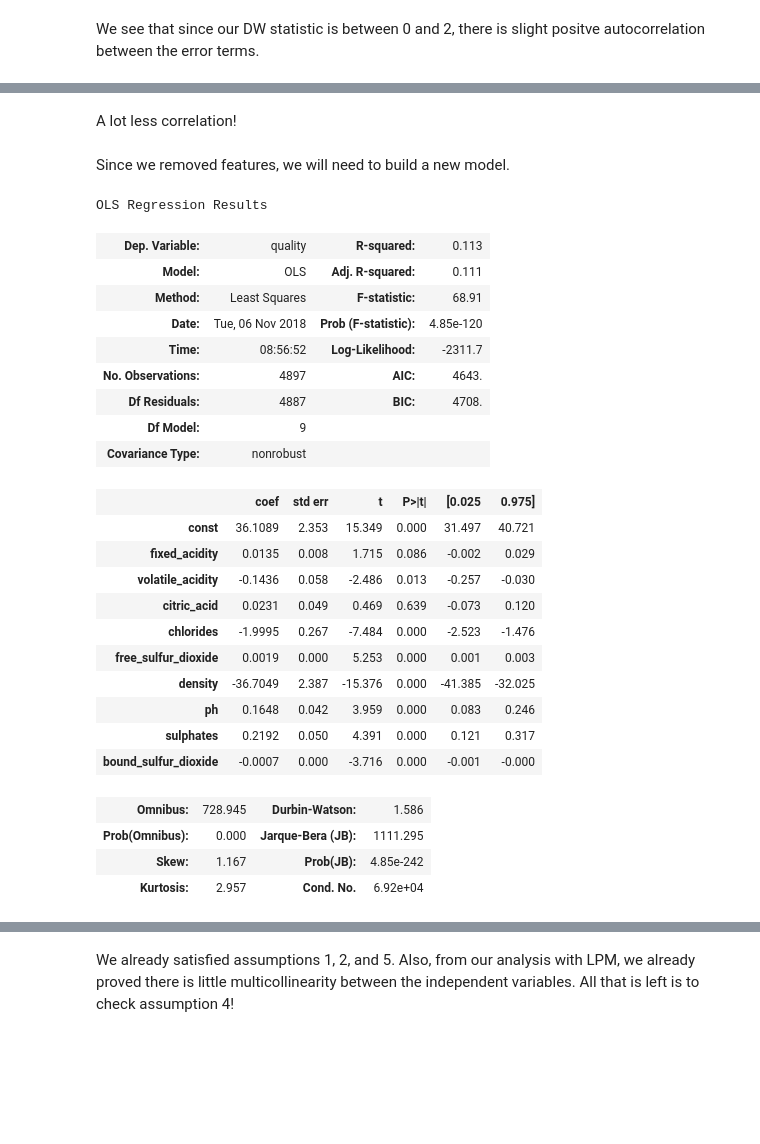
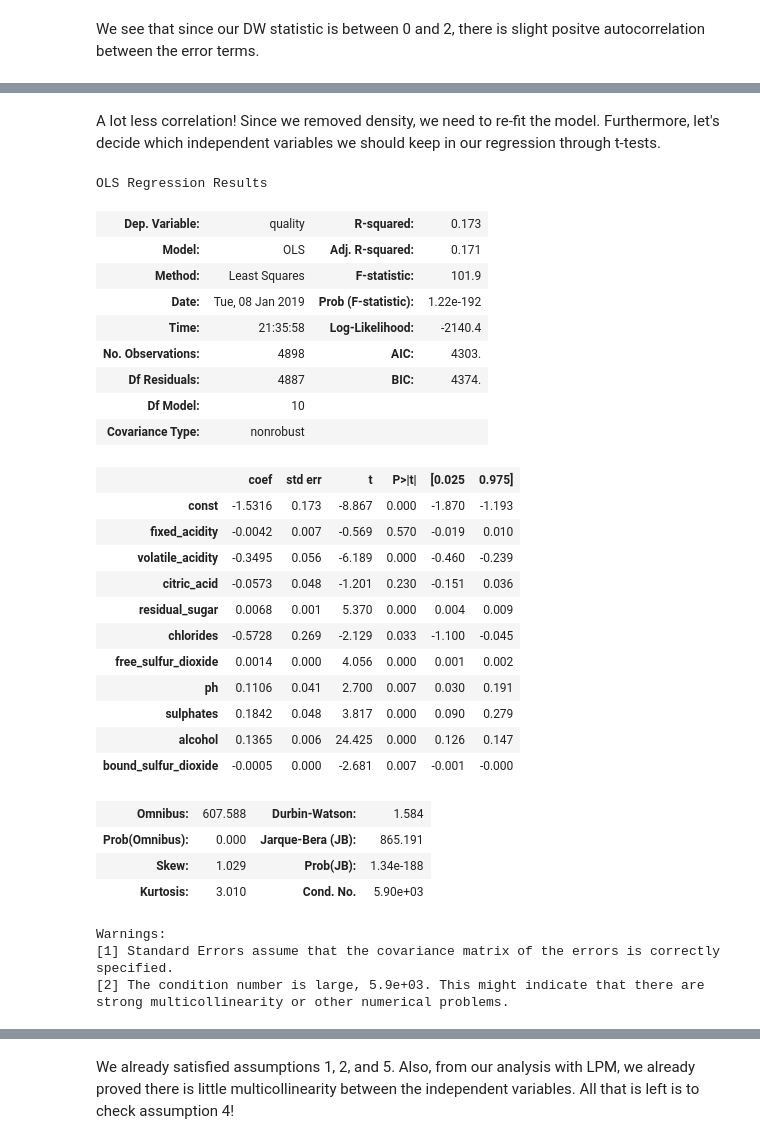
Before and after one commit to alexhlim/wine-quality, a Jupyter notebook: white-wine-quality.ipynb, the cells around one changed output, grey strips where cells are left out. Drawn from its saved outputs; the diff is of its cells as text; code cells hidden in the pictures; blank space fills up the shorter version.

Commit message:
revised red/white wines analyses

```diff
--- a/white-wine-quality.ipynb
+++ b/white-wine-quality.ipynb
@@ -383,4 +425,0 @@ We see that there is a large outlier on the on the graph. Let's remove that.
-# %%
-outlier_index = fitted_y[fitted_y <= -0.6 ].index[0]
-white_wine = white_wine.drop(white_wine.index[outlier_index])
-white_wine_log = white_wine_log.drop(white_wine_log.index[outlier_index])
@@ -458,7 +479,7 @@ First, I realize that density is a linear combination of residual_sugar and alco
 Also, I notice that total_sulfur_dioxide is a linear combination of free_sulfur_dioxide and bound sulfur dioxide (not a feature); thus I will create a feature, bound sulfur dioxide by subtracting free_sulfur_dioxide from total_sulfur_dioxide.
 # %%
 white_wine['bound_sulfur_dioxide'] = white_wine.total_sulfur_dioxide - white_wine.free_sulfur_dioxide
-white_wine = white_wine.drop(['total_sulfur_dioxide', 'residual_sugar', 'alcohol'],axis=1)
+white_wine = white_wine.drop(['total_sulfur_dioxide', 'density'],axis=1)
 # %%
 X_vif = white_wine.drop(['quality'],axis=1).assign(const=1)
 pd.Series([variance_inflation_factor(X_vif.values, i) for i in range(X_vif.shape[1])],index=X_vif.columns).round(3)
@@ -476,37 +498,40 @@ const                   179710.448
 dtype: float64
-# %% [markdown]
-A lot less correlation!
-# %% [markdown]
-Since we removed features, we will need to build a new model.
+# %% [markdown]
+A lot less correlation! Since we removed density, we need to re-fit the model. Furthermore, let's decide which independent variables we should keep in our regression through t-tests.
 # %%
 X = sm.add_constant(white_wine.drop(['quality'],axis=1))
 y = white_wine.quality
 # apply OLS
-lm = sm.OLS(y, X).fit()
-lm.summary()
+lpm = sm.OLS(y, X).fit()
+lpm.summary()
 # %% [output]
 OLS Regression Results
-| Dep. Variable: | quality | R-squared: | 0.113 |
-| Model: | OLS | Adj. R-squared: | 0.111 |
-| Method: | Least Squares | F-statistic: | 68.91 |
-| Date: | Tue, 06 Nov 2018 | Prob (F-statistic): | 4.85e-120 |
-| Time: | 08:56:52 | Log-Likelihood: | -2311.7 |
-| No. Observations: | 4897 | AIC: | 4643. |
-| Df Residuals: | 4887 | BIC: | 4708. |
-| Df Model: | 9 |  |  |
+| Dep. Variable: | quality | R-squared: | 0.173 |
+| Model: | OLS | Adj. R-squared: | 0.171 |
+| Method: | Least Squares | F-statistic: | 101.9 |
+| Date: | Tue, 08 Jan 2019 | Prob (F-statistic): | 1.22e-192 |
+| Time: | 21:35:58 | Log-Likelihood: | -2140.4 |
+| No. Observations: | 4898 | AIC: | 4303. |
+| Df Residuals: | 4887 | BIC: | 4374. |
+| Df Model: | 10 |  |  |
 | Covariance Type: | nonrobust |  |  |
 |  | coef | std err | t | P>|t| | [0.025 | 0.975] |
-| const | 36.1089 | 2.353 | 15.349 | 0.000 | 31.497 | 40.721 |
-| fixed_acidity | 0.0135 | 0.008 | 1.715 | 0.086 | -0.002 | 0.029 |
-| volatile_acidity | -0.1436 | 0.058 | -2.486 | 0.013 | -0.257 | -0.030 |
-| citric_acid | 0.0231 | 0.049 | 0.469 | 0.639 | -0.073 | 0.120 |
-| chlorides | -1.9995 | 0.267 | -7.484 | 0.000 | -2.523 | -1.476 |
-| free_sulfur_dioxide | 0.0019 | 0.000 | 5.253 | 0.000 | 0.001 | 0.003 |
-| density | -36.7049 | 2.387 | -15.376 | 0.000 | -41.385 | -32.025 |
-| ph | 0.1648 | 0.042 | 3.959 | 0.000 | 0.083 | 0.246 |
-| sulphates | 0.2192 | 0.050 | 4.391 | 0.000 | 0.121 | 0.317 |
-| bound_sulfur_dioxide | -0.0007 | 0.000 | -3.716 | 0.000 | -0.001 | -0.000 |
+| const | -1.5316 | 0.173 | -8.867 | 0.000 | -1.870 | -1.193 |
+| fixed_acidity | -0.0042 | 0.007 | -0.569 | 0.570 | -0.019 | 0.010 |
+| volatile_acidity | -0.3495 | 0.056 | -6.189 | 0.000 | -0.460 | -0.239 |
+| citric_acid | -0.0573 | 0.048 | -1.201 | 0.230 | -0.151 | 0.036 |
+| residual_sugar | 0.0068 | 0.001 | 5.370 | 0.000 | 0.004 | 0.009 |
+| chlorides | -0.5728 | 0.269 | -2.129 | 0.033 | -1.100 | -0.045 |
+| free_sulfur_dioxide | 0.0014 | 0.000 | 4.056 | 0.000 | 0.001 | 0.002 |
+| ph | 0.1106 | 0.041 | 2.700 | 0.007 | 0.030 | 0.191 |
+| sulphates | 0.1842 | 0.048 | 3.817 | 0.000 | 0.090 | 0.279 |
+| alcohol | 0.1365 | 0.006 | 24.425 | 0.000 | 0.126 | 0.147 |
+| bound_sulfur_dioxide | -0.0005 | 0.000 | -2.681 | 0.007 | -0.001 | -0.000 |
-| Omnibus: | 728.945 | Durbin-Watson: | 1.586 |
-| Prob(Omnibus): | 0.000 | Jarque-Bera (JB): | 1111.295 |
-| Skew: | 1.167 | Prob(JB): | 4.85e-242 |
-| Kurtosis: | 2.957 | Cond. No. | 6.92e+04 |
+| Omnibus: | 607.588 | Durbin-Watson: | 1.584 |
+| Prob(Omnibus): | 0.000 | Jarque-Bera (JB): | 865.191 |
+| Skew: | 1.029 | Prob(JB): | 1.34e-188 |
+| Kurtosis: | 3.010 | Cond. No. | 5.90e+03 |
+Warnings:
+[1] Standard Errors assume that the covariance matrix of the errors is correctly specified.
+[2] The condition number is large, 5.9e+03. This might indicate that there are
+strong multicollinearity or other numerical problems.
```
Also changed, not shown: parts of 85 cells of this notebook, 1 other file.
